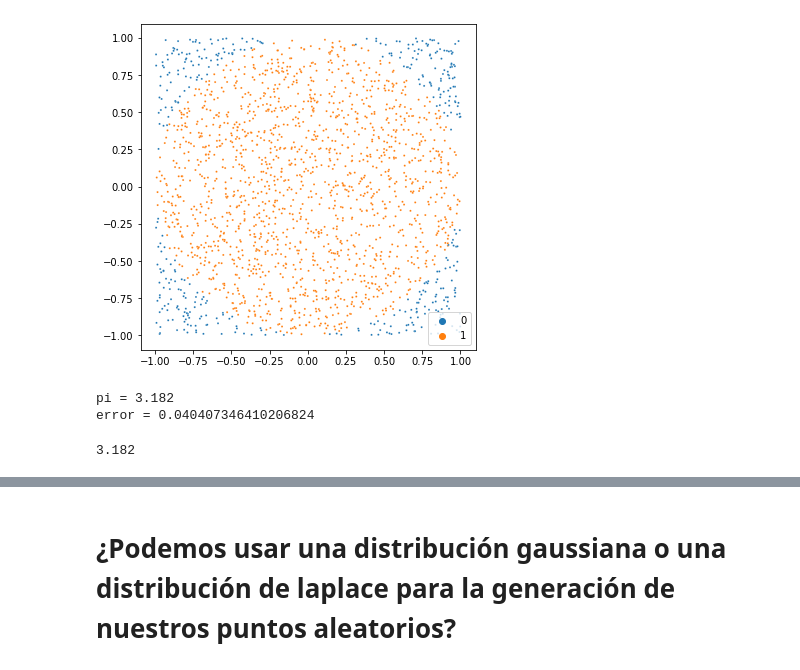
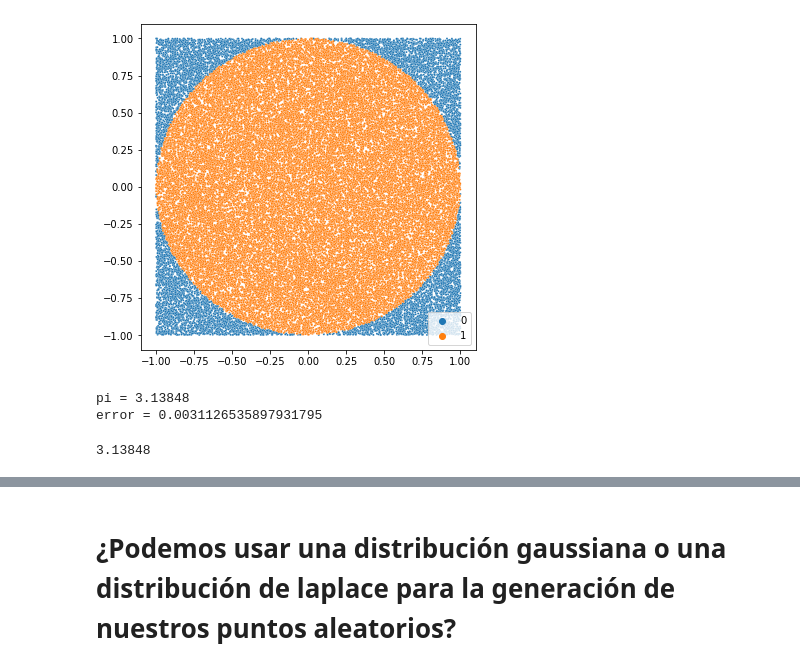
Before and after one commit to AnIsAsPe/LSM-Opciones-americanas, a Jupyter notebook: Notebooks/Estimación_de_pi_con_Montecarlo.ipynb, the cells around one changed output, grey strips where cells are left out. Saved outputs shown, nothing was run; the diff lists cells and outputs as text; code cells hidden in the pictures.

```diff
--- a/Notebooks/Estimación_de_pi_con_Montecarlo.ipynb
+++ b/Notebooks/Estimación_de_pi_con_Montecarlo.ipynb
@@ -29,12 +29,12 @@ def calcula_pi(n, print_results=True):
 
   return pi
 # %%
-calcula_pi(2000)
+calcula_pi(50000)
 # %% [output]
-[figure, old version]
+[figure, new version]
-pi = 3.182
-error = 0.040407346410206824
+pi = 3.13848
+error = 0.0031126535897931795
-3.182
+3.13848
 # %%
 ns = range(10, 10000)
 pi_est = []
```
Also changed, not shown: parts of 7 cells of this notebook.
